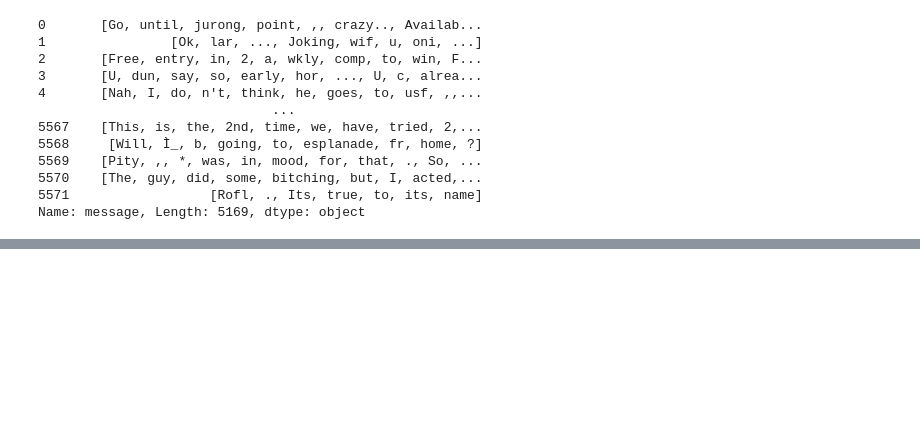
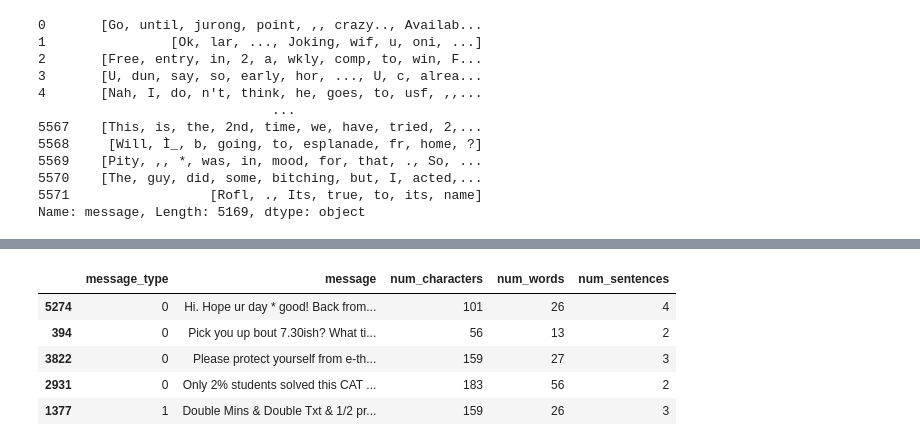
Before and after one commit to RiyaParikh0112/100-Days-of-ML, a Jupyter notebook: sms-spam-classification.ipynb, the cells around one changed output, grey strips where cells are left out. Cells and saved outputs as stored; diff of their text form; code cells hidden in the pictures; blank space fills up the shorter version.

```diff
--- a/sms-spam-classification.ipynb
+++ b/sms-spam-classification.ipynb
@@ -181,0 +205,11 @@ Name: message, Length: 5169, dtype: object
+# %%
+#finding no. of sentences
+df['num_sentences']=df['message'].apply(lambda x: len(nltk.sent_tokenize(x)))
+df.sample(5)
+# %% [output]
+|  | message_type | message | num_characters | num_words | num_sentences |
+| 5274 | 0 | Hi. Hope ur day * good! Back from... | 101 | 26 | 4 |
+| 394 | 0 | Pick you up bout 7.30ish? What ti... | 56 | 13 | 2 |
+| 3822 | 0 | Please protect yourself from e-th... | 159 | 27 | 3 |
+| 2931 | 0 | Only 2% students solved this CAT ... | 183 | 56 | 2 |
+| 1377 | 1 | Double Mins & Double Txt & 1/2 pr... | 159 | 26 | 3 |
```
Also changed, not shown: parts of 8 cells of this notebook.
